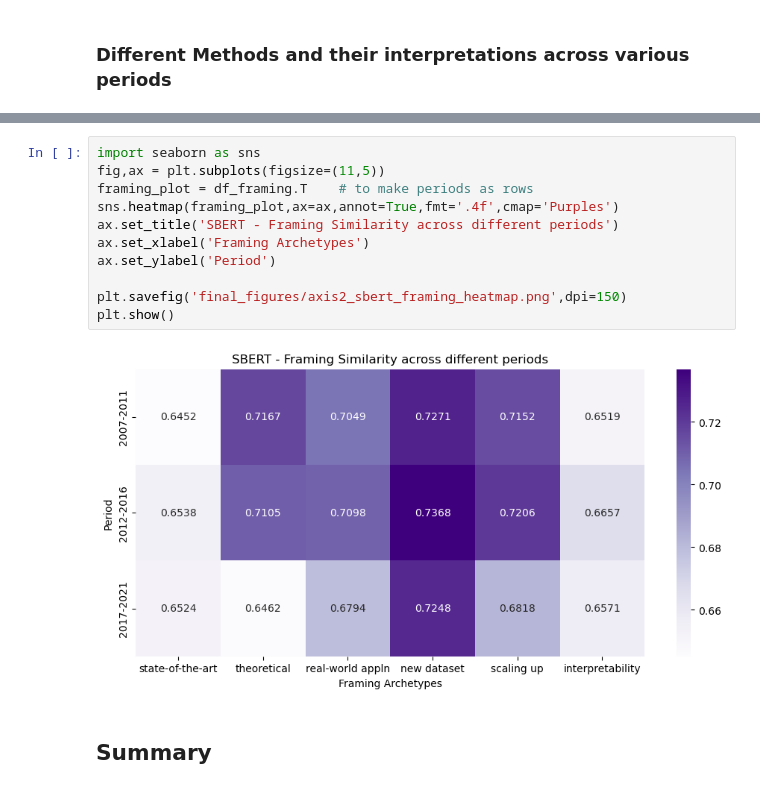
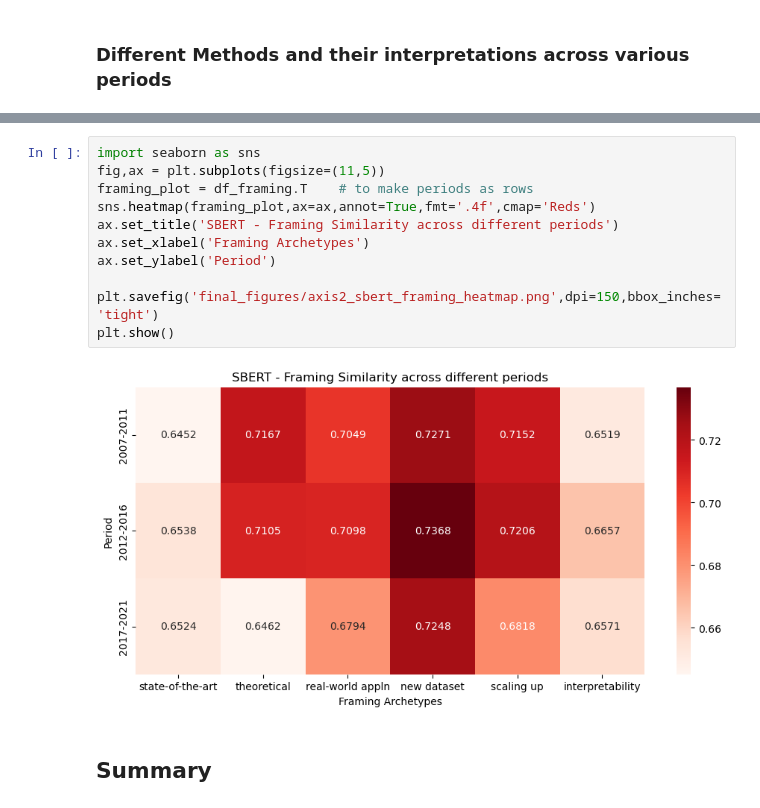
Before and after one commit to rohan-crypto/Text_Analytics_Team33_Task3, a Jupyter notebook: INTEGRATION_CODE/Final Integration code.ipynb, the cells around one changed output, grey strips where cells are left out. Saved outputs shown, nothing was run; the diff lists cells and outputs as text.

```diff
--- a/INTEGRATION_CODE/Final Integration code.ipynb
+++ b/INTEGRATION_CODE/Final Integration code.ipynb
@@ -516,16 +518,16 @@ plt.show()
 # %%
 import seaborn as sns
 fig,ax = plt.subplots(figsize=(11,5))
 framing_plot = df_framing.T    # to make periods as rows
-sns.heatmap(framing_plot,ax=ax,annot=True,fmt='.4f',cmap='Purples')
+sns.heatmap(framing_plot,ax=ax,annot=True,fmt='.4f',cmap='Reds')
 ax.set_title('SBERT - Framing Similarity across different periods')
 ax.set_xlabel('Framing Archetypes')
 ax.set_ylabel('Period')
 
-plt.savefig('final_figures/axis2_sbert_framing_heatmap.png',dpi=150)
+plt.savefig('final_figures/axis2_sbert_framing_heatmap.png',dpi=150,bbox_inches='tight')
 plt.show()
 # %% [output]
-[figure, old version]
+[figure, new version]
 # %% [markdown]
 ## Summary
 # %%
```
Also changed, not shown: parts of 13 cells of this notebook, 13 other files.
